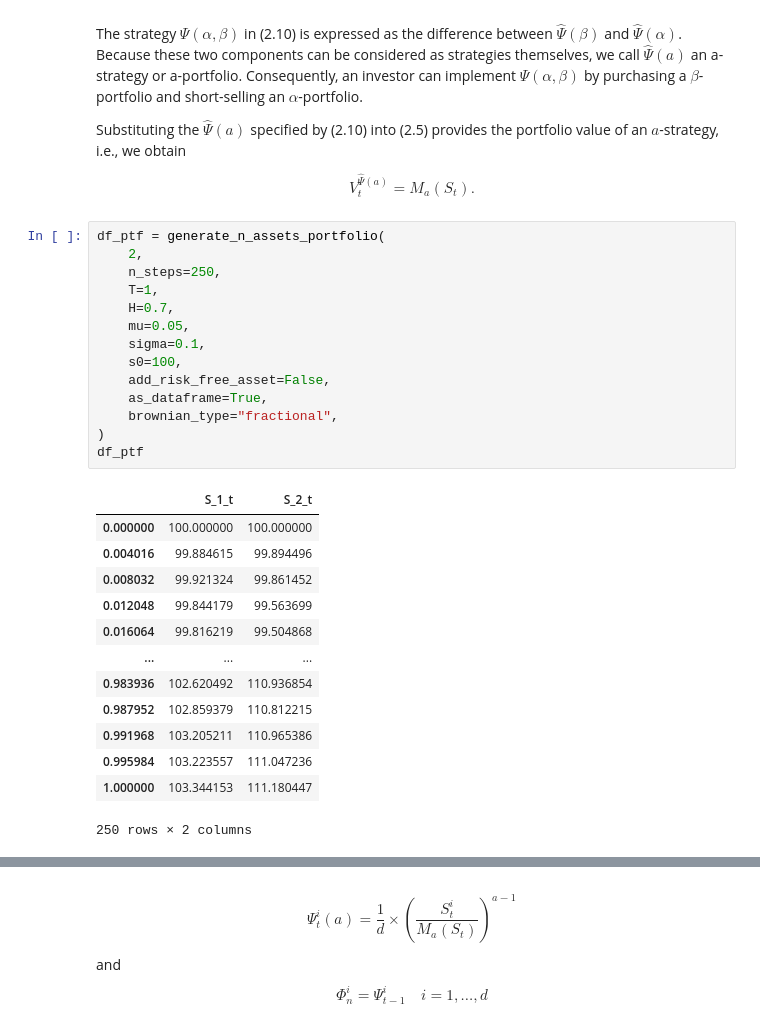
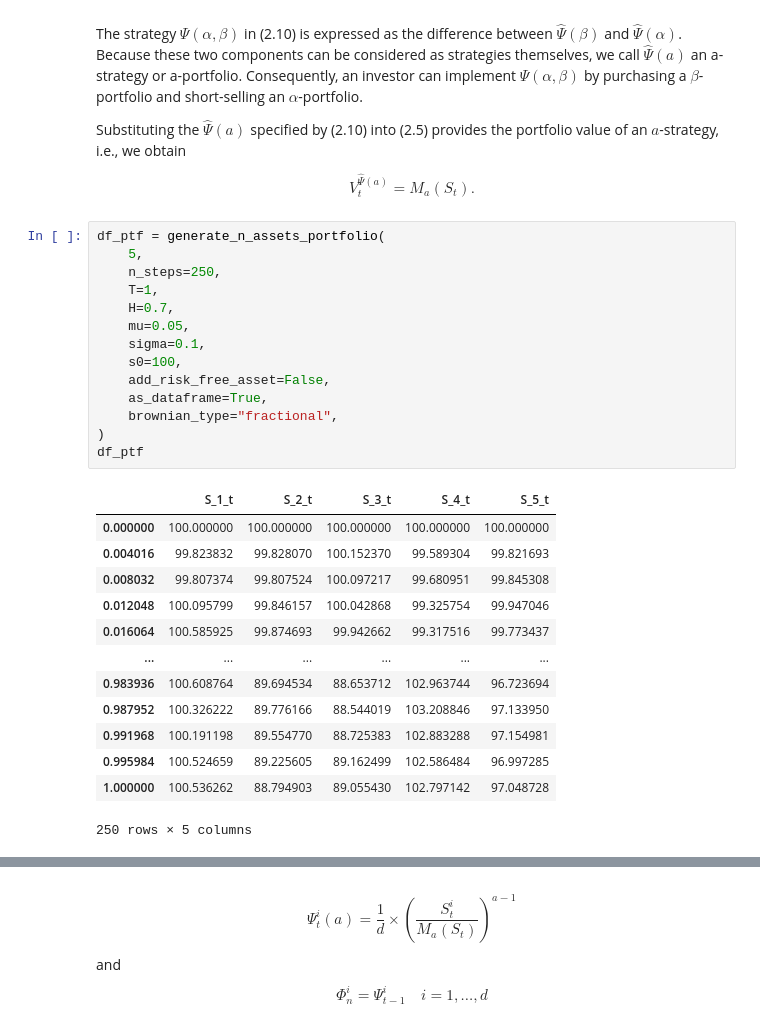
Before and after one commit to BaptisteZloch/Discretization-of-continuous-time-arbitrage-strategies-in-financial-markets-with-fBm, a Jupyter notebook: src/salopek_strategy.ipynb, the cells around one changed output, grey strips where cells are left out. Saved outputs shown, nothing was run; the diff lists cells and outputs as text.

```diff
--- a/src/salopek_strategy.ipynb
+++ b/src/salopek_strategy.ipynb
@@ -91,32 +91,32 @@ V_{t}^{\widehat{\Psi}(a)}=M_{a}\left(S_{t}\right) . \tag{2.13}
 $$
 # %%
 df_ptf = generate_n_assets_portfolio(
-    2,
+    5,
     n_steps=250,
     T=1,
     H=0.7,
     mu=0.05,
     sigma=0.1,
     s0=100,
     add_risk_free_asset=False,
     as_dataframe=True,
     brownian_type="fractional",
 )
 df_ptf
 # %% [output]
-|  | S_1_t | S_2_t |
-| 0.000000 | 100.000000 | 100.000000 |
-| 0.004016 | 99.884615 | 99.894496 |
-| 0.008032 | 99.921324 | 99.861452 |
-| 0.012048 | 99.844179 | 99.563699 |
-| 0.016064 | 99.816219 | 99.504868 |
-| ... | ... | ... |
-| 0.983936 | 102.620492 | 110.936854 |
-| 0.987952 | 102.859379 | 110.812215 |
-| 0.991968 | 103.205211 | 110.965386 |
-| 0.995984 | 103.223557 | 111.047236 |
-| 1.000000 | 103.344153 | 111.180447 |
+|  | S_1_t | S_2_t | S_3_t | S_4_t | S_5_t |
+| 0.000000 | 100.000000 | 100.000000 | 100.000000 | 100.000000 | 100.000000 |
+| 0.004016 | 99.823832 | 99.828070 | 100.152370 | 99.589304 | 99.821693 |
+| 0.008032 | 99.807374 | 99.807524 | 100.097217 | 99.680951 | 99.845308 |
+| 0.012048 | 100.095799 | 99.846157 | 100.042868 | 99.325754 | 99.947046 |
+| 0.016064 | 100.585925 | 99.874693 | 99.942662 | 99.317516 | 99.773437 |
+| ... | ... | ... | ... | ... | ... |
+| 0.983936 | 100.608764 | 89.694534 | 88.653712 | 102.963744 | 96.723694 |
+| 0.987952 | 100.326222 | 89.776166 | 88.544019 | 103.208846 | 97.133950 |
+| 0.991968 | 100.191198 | 89.554770 | 88.725383 | 102.883288 | 97.154981 |
+| 0.995984 | 100.524659 | 89.225605 | 89.162499 | 102.586484 | 96.997285 |
+| 1.000000 | 100.536262 | 88.794903 | 89.055430 | 102.797142 | 97.048728 |
-250 rows × 2 columns
+250 rows × 5 columns
 # %%
 _, ax = plt.subplots(1, 1, figsize=(20, 8))
 for col in df_ptf.columns:
```
Also changed, not shown: parts of 4 cells of this notebook, 5 other files.
